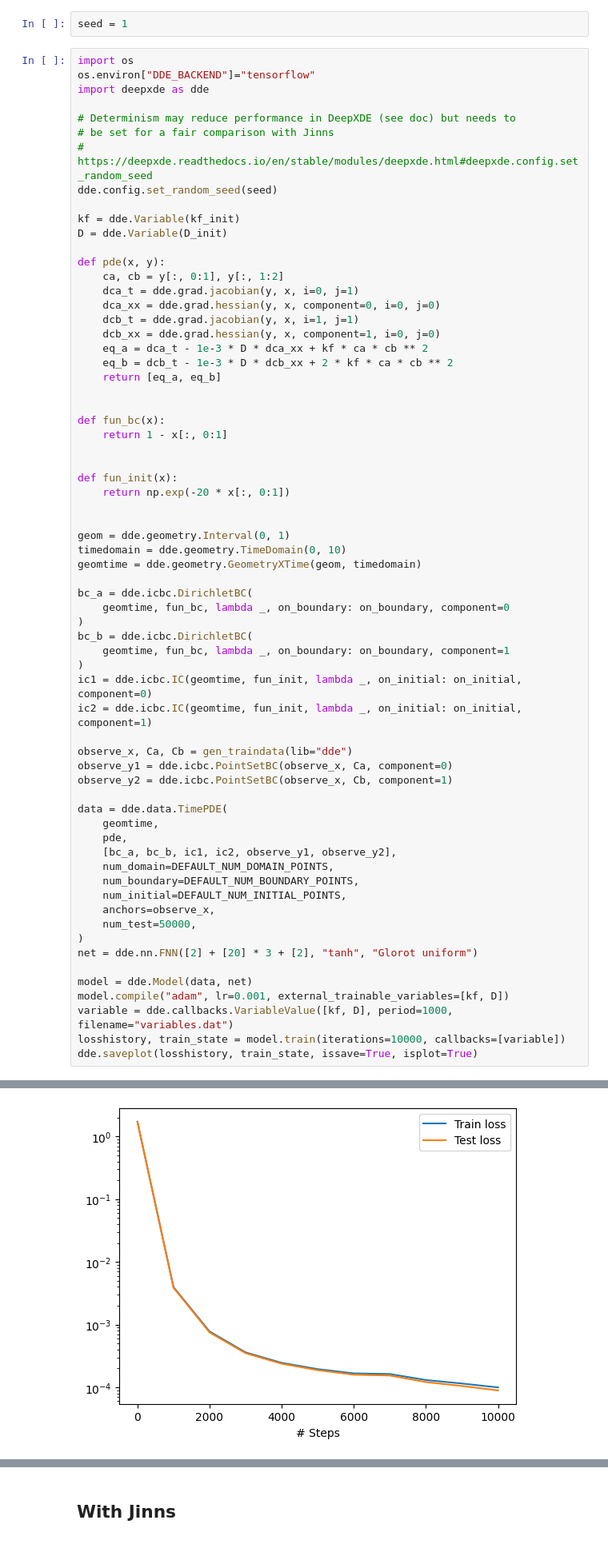
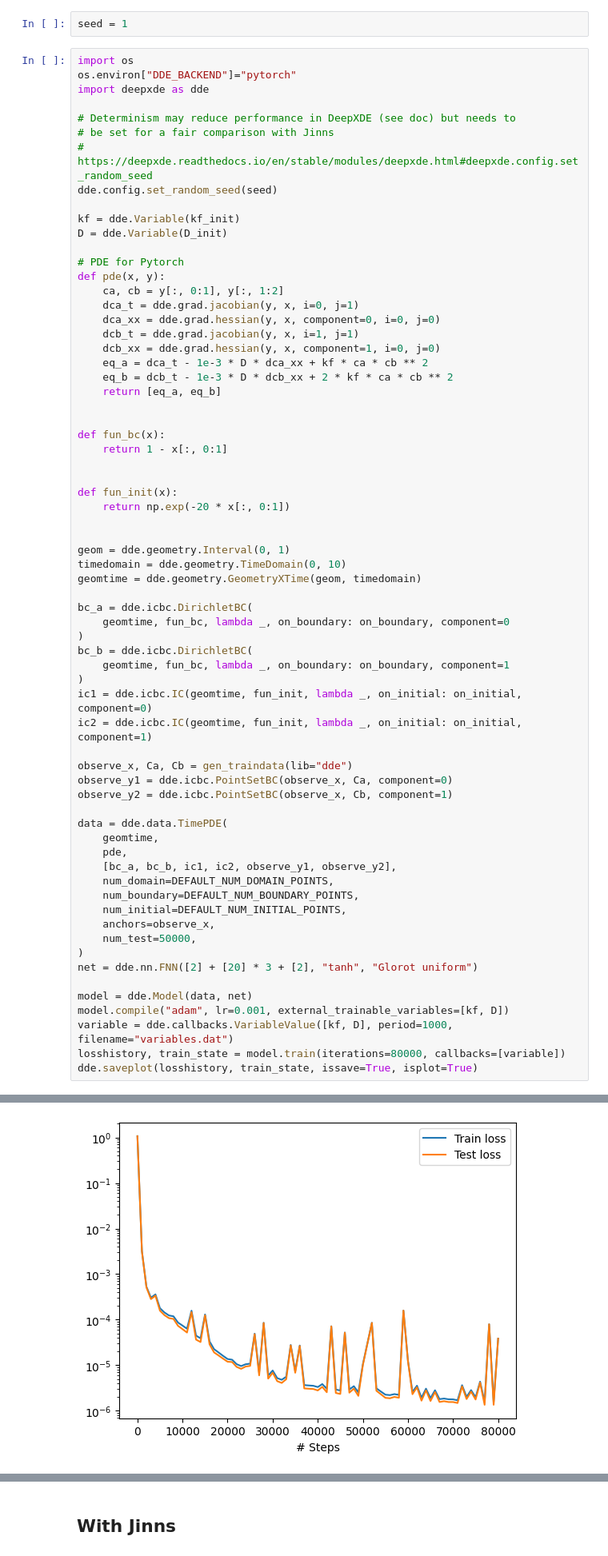
Before and after one commit to mia-jinns/jinns, a Jupyter notebook: benchmarks/Diffusion_Reaction_inverse/Diffusion_Reaction_inverse.ipynb, the cells around one changed output, grey strips where cells are left out. Shown at 80% size. Cells and saved outputs as stored; diff of their text form.

```diff
--- a/benchmarks/Diffusion_Reaction_inverse/Diffusion_Reaction_inverse.ipynb
+++ b/benchmarks/Diffusion_Reaction_inverse/Diffusion_Reaction_inverse.ipynb
@@ -37,7 +37,7 @@ We use the tensorflow backend as JAX backend is not available
 seed = 1
 # %%
 import os
-os.environ["DDE_BACKEND"]="tensorflow"
+os.environ["DDE_BACKEND"]="pytorch"
 import deepxde as dde
 
 # Determinism may reduce performance in DeepXDE (see doc) but needs to
@@ -48,6 +48,7 @@ dde.config.set_random_seed(seed)
 kf = dde.Variable(kf_init)
 D = dde.Variable(D_init)
 
+# PDE for Pytorch
 def pde(x, y):
     ca, cb = y[:, 0:1], y[:, 1:2]
     dca_t = dde.grad.jacobian(y, x, i=0, j=1)
@@ -99,6 +100,6 @@ net = dde.nn.FNN([2] + [20] * 3 + [2], "tanh", "Glorot uniform")
 model = dde.Model(data, net)
 model.compile("adam", lr=0.001, external_trainable_variables=[kf, D])
 variable = dde.callbacks.VariableValue([kf, D], period=1000, filename="variables.dat")
-losshistory, train_state = model.train(iterations=10000, callbacks=[variable])
+losshistory, train_state = model.train(iterations=80000, callbacks=[variable])
 dde.saveplot(losshistory, train_state, issave=True, isplot=True)
 # %% [output]
@@ -122,4 +126,4 @@ Saving test data to /home/hugo/Documents/recherche/pinn/gitlab/benchmarks/Diffus
-[figure, old version]
+[figure, new version]
 [figure]
 [figure]
 # %% [markdown]
```
Also changed, not shown: parts of 11 cells of this notebook, 3 other files.
